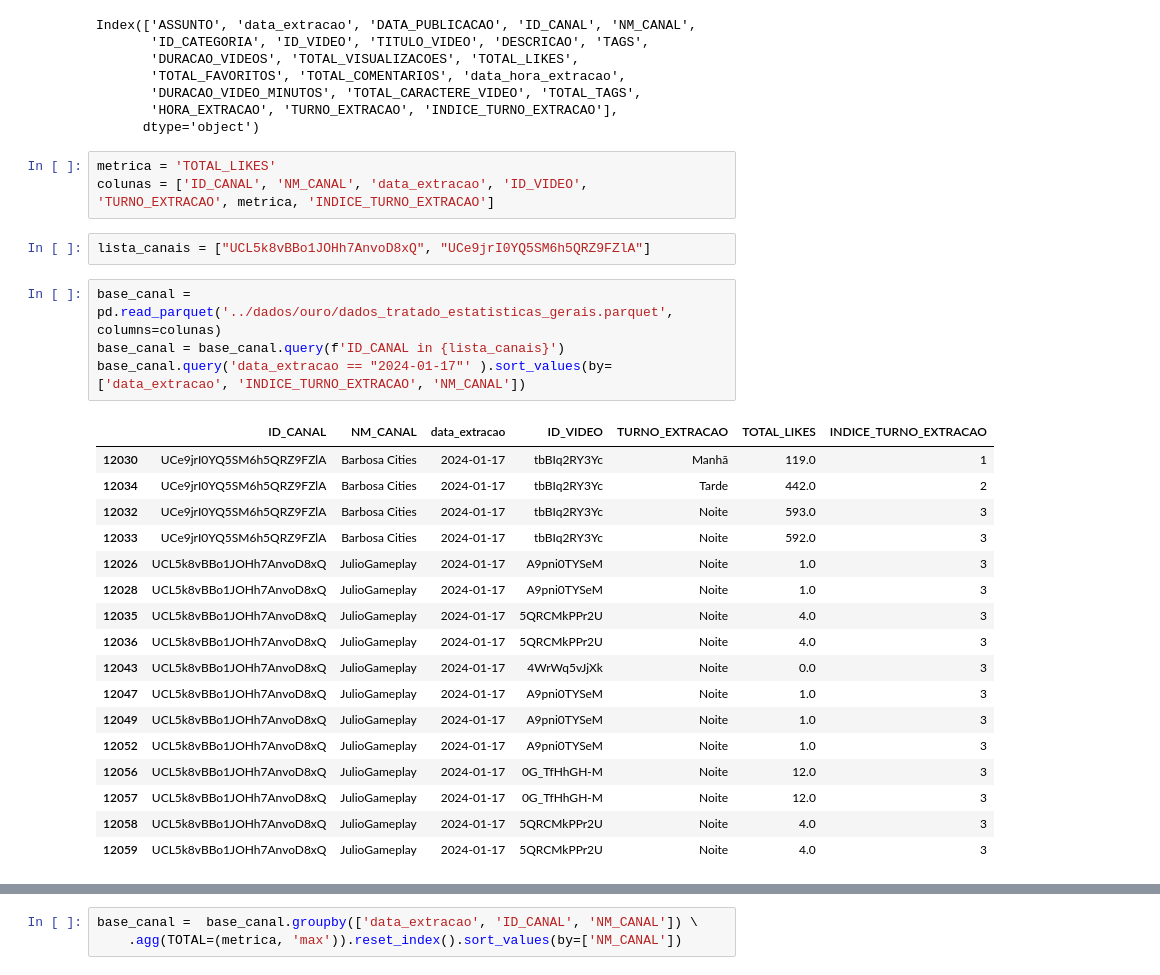
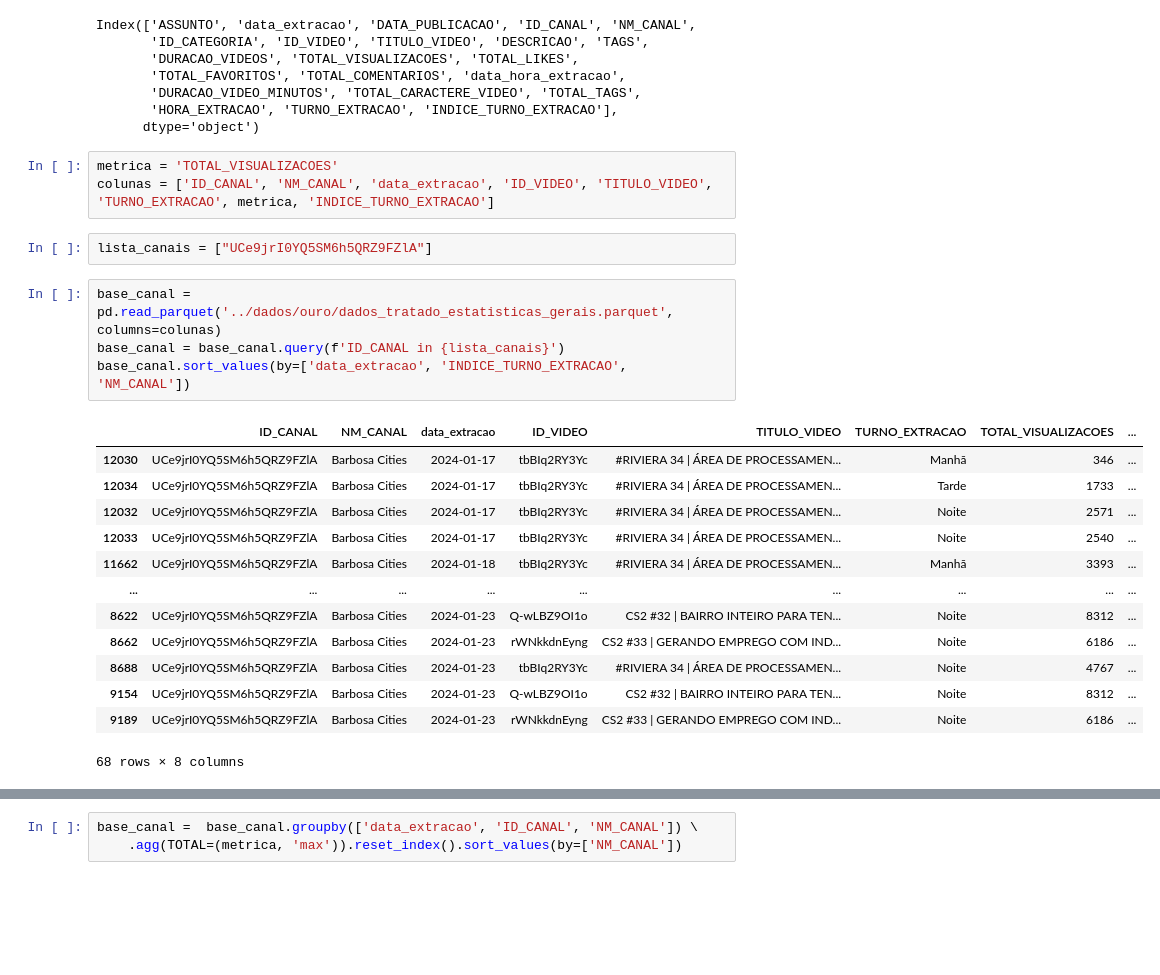
Before and after one commit to rodrigorocha1/analise_dados_youtube, a Jupyter notebook: notebooks_v2/visualizacoes.ipynb, the cells around one changed output, grey strips where cells are left out. Drawn from its saved outputs; the diff is of its cells as text; blank space fills up the shorter version.

```diff
--- a/notebooks_v2/visualizacoes.ipynb
+++ b/notebooks_v2/visualizacoes.ipynb
@@ -739,32 +739,28 @@ Index(['ASSUNTO', 'data_extracao', 'DATA_PUBLICACAO', 'ID_CANAL', 'NM_CANAL',
        'HORA_EXTRACAO', 'TURNO_EXTRACAO', 'INDICE_TURNO_EXTRACAO'],
       dtype='object')
 # %%
-metrica = 'TOTAL_LIKES'
-colunas = ['ID_CANAL', 'NM_CANAL', 'data_extracao', 'ID_VIDEO', 'TURNO_EXTRACAO', metrica, 'INDICE_TURNO_EXTRACAO']
+metrica = 'TOTAL_VISUALIZACOES'
+colunas = ['ID_CANAL', 'NM_CANAL', 'data_extracao', 'ID_VIDEO', 'TITULO_VIDEO', 'TURNO_EXTRACAO', metrica, 'INDICE_TURNO_EXTRACAO']
 # %%
-lista_canais = ["UCL5k8vBBo1JOHh7AnvoD8xQ", "UCe9jrI0YQ5SM6h5QRZ9FZlA"]
+lista_canais = ["UCe9jrI0YQ5SM6h5QRZ9FZlA"]
 # %%
 base_canal = pd.read_parquet('../dados/ouro/dados_tratado_estatisticas_gerais.parquet', columns=colunas)
 base_canal = base_canal.query(f'ID_CANAL in {lista_canais}')
-base_canal.query('data_extracao == "2024-01-17"' ).sort_values(by=['data_extracao', 'INDICE_TURNO_EXTRACAO', 'NM_CANAL'])
+base_canal.sort_values(by=['data_extracao', 'INDICE_TURNO_EXTRACAO', 'NM_CANAL'])
 # %% [output]
-|  | ID_CANAL | NM_CANAL | data_extracao | ID_VIDEO | TURNO_EXTRACAO | TOTAL_LIKES | INDICE_TURNO_EXTRACAO |
-| 12030 | UCe9jrI0YQ5SM6h5QRZ9FZlA | Barbosa Cities | 2024-01-17 | tbBIq2RY3Yc | Manhã | 119.0 | 1 |
-| 12034 | UCe9jrI0YQ5SM6h5QRZ9FZlA | Barbosa Cities | 2024-01-17 | tbBIq2RY3Yc | Tarde | 442.0 | 2 |
-| 12032 | UCe9jrI0YQ5SM6h5QRZ9FZlA | Barbosa Cities | 2024-01-17 | tbBIq2RY3Yc | Noite | 593.0 | 3 |
-| 12033 | UCe9jrI0YQ5SM6h5QRZ9FZlA | Barbosa Cities | 2024-01-17 | tbBIq2RY3Yc | Noite | 592.0 | 3 |
-| 12026 | UCL5k8vBBo1JOHh7AnvoD8xQ | JulioGameplay | 2024-01-17 | A9pni0TYSeM | Noite | 1.0 | 3 |
-| 12028 | UCL5k8vBBo1JOHh7AnvoD8xQ | JulioGameplay | 2024-01-17 | A9pni0TYSeM | Noite | 1.0 | 3 |
-| 12035 | UCL5k8vBBo1JOHh7AnvoD8xQ | JulioGameplay | 2024-01-17 | 5QRCMkPPr2U | Noite | 4.0 | 3 |
-| 12036 | UCL5k8vBBo1JOHh7AnvoD8xQ | JulioGameplay | 2024-01-17 | 5QRCMkPPr2U | Noite | 4.0 | 3 |
-| 12043 | UCL5k8vBBo1JOHh7AnvoD8xQ | JulioGameplay | 2024-01-17 | 4WrWq5vJjXk | Noite | 0.0 | 3 |
-| 12047 | UCL5k8vBBo1JOHh7AnvoD8xQ | JulioGameplay | 2024-01-17 | A9pni0TYSeM | Noite | 1.0 | 3 |
-| 12049 | UCL5k8vBBo1JOHh7AnvoD8xQ | JulioGameplay | 2024-01-17 | A9pni0TYSeM | Noite | 1.0 | 3 |
-| 12052 | UCL5k8vBBo1JOHh7AnvoD8xQ | JulioGameplay | 2024-01-17 | A9pni0TYSeM | Noite | 1.0 | 3 |
-| 12056 | UCL5k8vBBo1JOHh7AnvoD8xQ | JulioGameplay | 2024-01-17 | 0G_TfHhGH-M | Noite | 12.0 | 3 |
-| 12057 | UCL5k8vBBo1JOHh7AnvoD8xQ | JulioGameplay | 2024-01-17 | 0G_TfHhGH-M | Noite | 12.0 | 3 |
-| 12058 | UCL5k8vBBo1JOHh7AnvoD8xQ | JulioGameplay | 2024-01-17 | 5QRCMkPPr2U | Noite | 4.0 | 3 |
-| 12059 | UCL5k8vBBo1JOHh7AnvoD8xQ | JulioGameplay | 2024-01-17 | 5QRCMkPPr2U | Noite | 4.0 | 3 |
+|  | ID_CANAL | NM_CANAL | data_extracao | ID_VIDEO | TITULO_VIDEO | TURNO_EXTRACAO | TOTAL_VISUALIZACOES | ... |
+| 12030 | UCe9jrI0YQ5SM6h5QRZ9FZlA | Barbosa Cities | 2024-01-17 | tbBIq2RY3Yc | #RIVIERA 34 | ÁREA DE PROCESSAMEN... | Manhã | 346 | ... |
+| 12034 | UCe9jrI0YQ5SM6h5QRZ9FZlA | Barbosa Cities | 2024-01-17 | tbBIq2RY3Yc | #RIVIERA 34 | ÁREA DE PROCESSAMEN... | Tarde | 1733 | ... |
+| 12032 | UCe9jrI0YQ5SM6h5QRZ9FZlA | Barbosa Cities | 2024-01-17 | tbBIq2RY3Yc | #RIVIERA 34 | ÁREA DE PROCESSAMEN... | Noite | 2571 | ... |
+| 12033 | UCe9jrI0YQ5SM6h5QRZ9FZlA | Barbosa Cities | 2024-01-17 | tbBIq2RY3Yc | #RIVIERA 34 | ÁREA DE PROCESSAMEN... | Noite | 2540 | ... |
+| 11662 | UCe9jrI0YQ5SM6h5QRZ9FZlA | Barbosa Cities | 2024-01-18 | tbBIq2RY3Yc | #RIVIERA 34 | ÁREA DE PROCESSAMEN... | Manhã | 3393 | ... |
+| ... | ... | ... | ... | ... | ... | ... | ... | ... |
+| 8622 | UCe9jrI0YQ5SM6h5QRZ9FZlA | Barbosa Cities | 2024-01-23 | Q-wLBZ9OI1o | CS2 #32 | BAIRRO INTEIRO PARA TEN... | Noite | 8312 | ... |
+| 8662 | UCe9jrI0YQ5SM6h5QRZ9FZlA | Barbosa Cities | 2024-01-23 | rWNkkdnEyng | CS2 #33 | GERANDO EMPREGO COM IND... | Noite | 6186 | ... |
+| 8688 | UCe9jrI0YQ5SM6h5QRZ9FZlA | Barbosa Cities | 2024-01-23 | tbBIq2RY3Yc | #RIVIERA 34 | ÁREA DE PROCESSAMEN... | Noite | 4767 | ... |
+| 9154 | UCe9jrI0YQ5SM6h5QRZ9FZlA | Barbosa Cities | 2024-01-23 | Q-wLBZ9OI1o | CS2 #32 | BAIRRO INTEIRO PARA TEN... | Noite | 8312 | ... |
+| 9189 | UCe9jrI0YQ5SM6h5QRZ9FZlA | Barbosa Cities | 2024-01-23 | rWNkkdnEyng | CS2 #33 | GERANDO EMPREGO COM IND... | Noite | 6186 | ... |
+68 rows × 8 columns
 # %%
 base_canal[['ID_CANAL', 'NM_CANAL', 'ID_VIDEO', 'TURNO_EXTRACAO', ]] = base_canal[['ID_CANAL', 'NM_CANAL', 'ID_VIDEO', 'TURNO_EXTRACAO']].astype('string')
 base_canal['data_extracao'] = pd.to_datetime(base_canal['data_extracao'], format='%Y-%m-%d').dt.date
```
Also changed, not shown: parts of 4 cells of this notebook.
